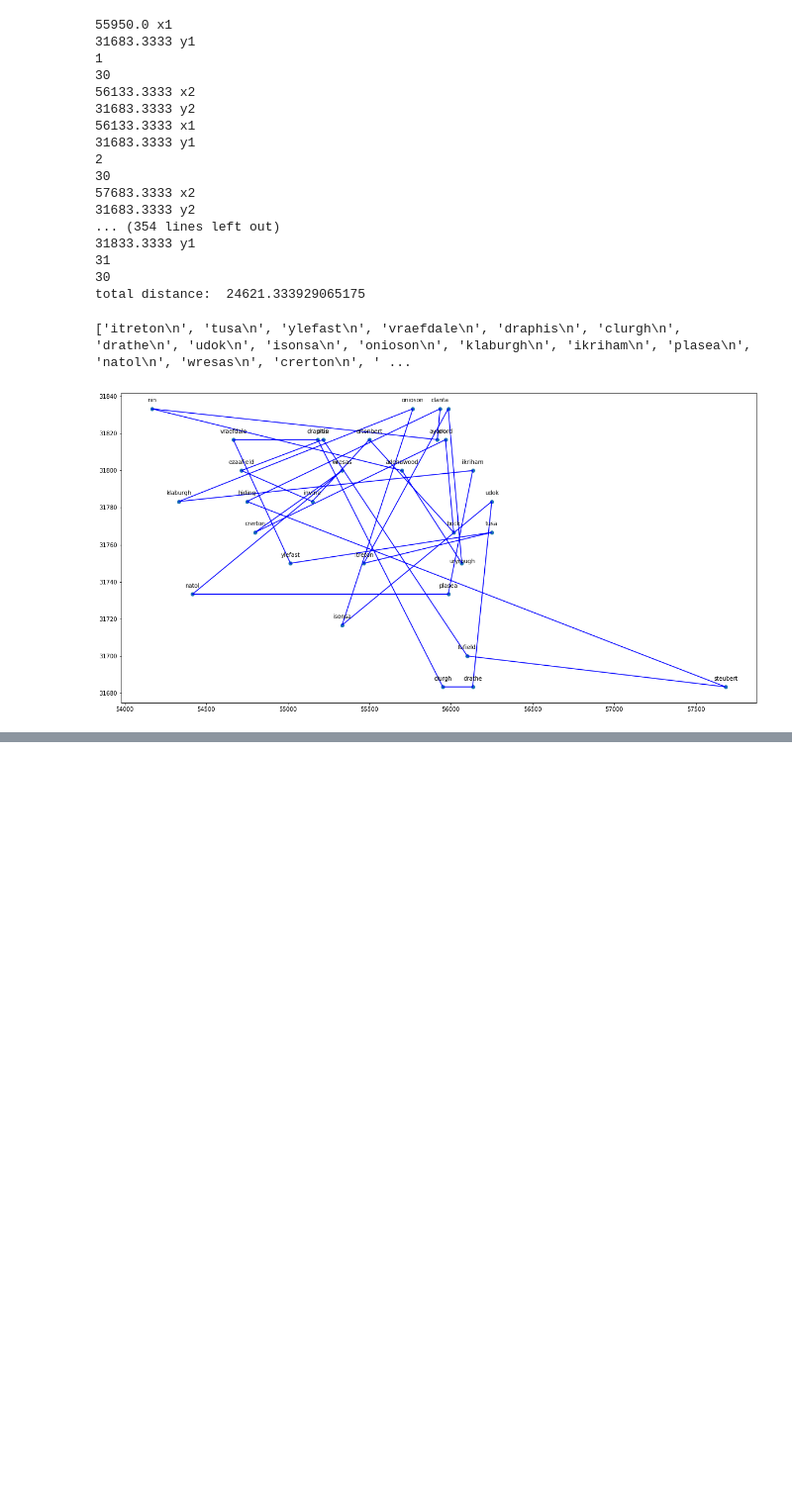
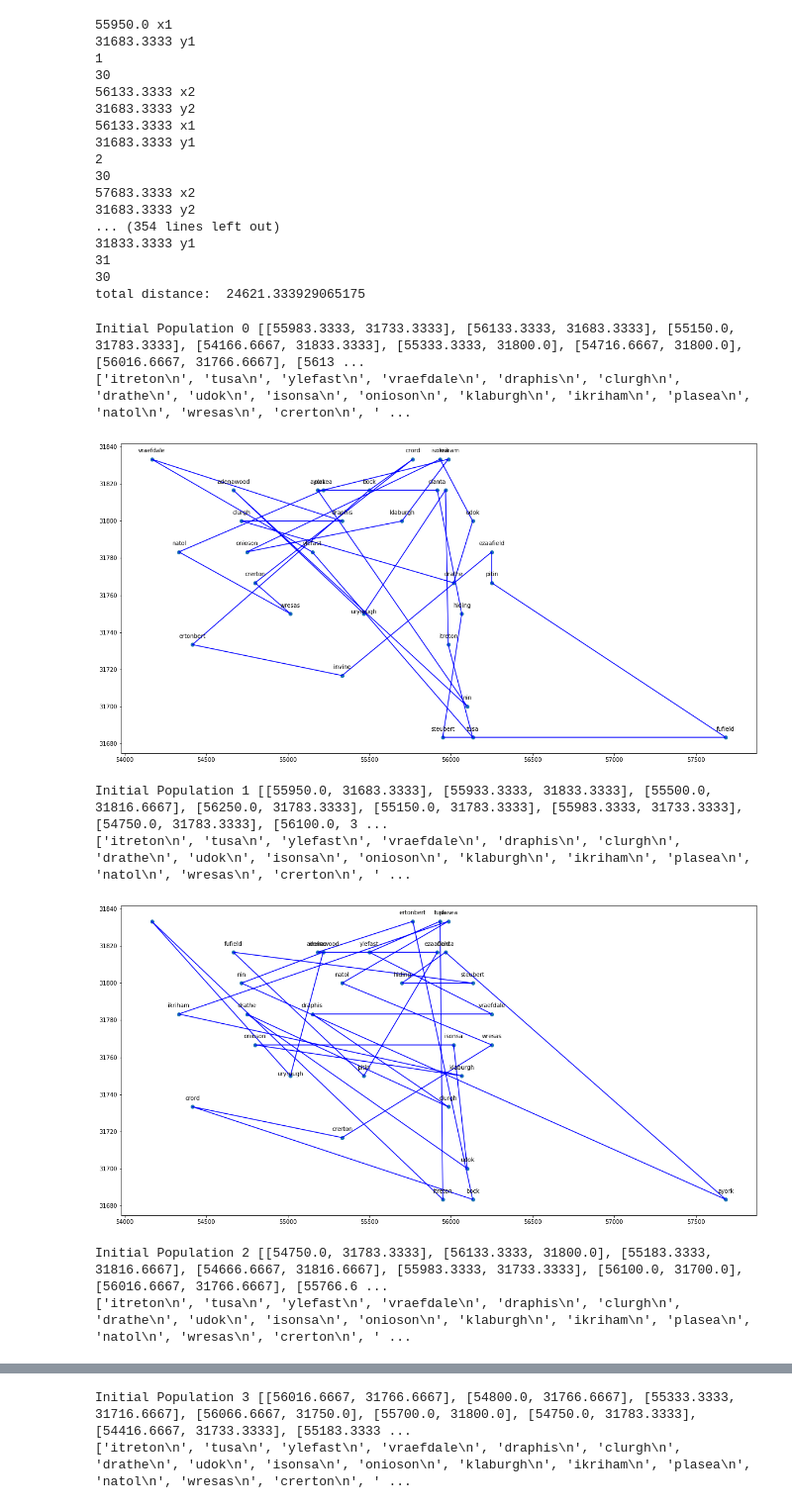
Before and after one commit to CraigCaseyContreras/Artificial-Intelligence, a Jupyter notebook: TRAVELING_SALESMAN/Traveling salesman.ipynb, the cells around one changed output, grey strips where cells are left out. Shown at 99% size. Drawn from its saved outputs; the diff is of its cells as text; code cells hidden in the pictures; blank space fills up the shorter version.

```diff
--- a/TRAVELING_SALESMAN/Traveling salesman.ipynb
+++ b/TRAVELING_SALESMAN/Traveling salesman.ipynb
@@ -73,6 +73,10 @@ def plot_pop(cities):
                     )
     plt.show()
     return
+
+def initialPopulation(cities, populationSize):
+    population = [generatePath(cities) for i in range(0, populationSize)]
+    return population
 # %%
 f = open("TSM.txt", 'r').read().splitlines()
 numCities = f.pop(0)
@@ -86,6 +90,8 @@ tot = total_distance(cities)
 
 print("total distance: ", tot)
 list= generatePath(cities)
+
+population = initialPopulation(cities,10)
 # %% [output]
 55950.0 x1
 31683.3333 y1
@@ -104,8 +110,19 @@ list= generatePath(cities)
 31
 30
 total distance:  24621.333929065175
-# %%
-plot_pop(list)
-# %% [output]
-['itreton\n', 'tusa\n', 'ylefast\n', 'vraefdale\n', 'draphis\n', 'clurgh\n', 'drathe\n', 'udok\n', 'isonsa\n', 'onioson\n', 'klaburgh\n', 'ikriham\n', 'plasea\n', 'natol\n', 'wresas\n', 'crerton\n', ' ...
-[figure, removed]
+# %%
+for idx, pop_plot in enumerate (population):
+    print('Initial Population '+ str(idx),pop_plot)
+    plot_pop(pop_plot)
+
+#for pop_plot in population:
+ #   plot_pop(pop_plot)
+# %% [output]
+Initial Population 0 [[55983.3333, 31733.3333], [56133.3333, 31683.3333], [55150.0, 31783.3333], [54166.6667, 31833.3333], [55333.3333, 31800.0], [54716.6667, 31800.0], [56016.6667, 31766.6667], [5613 ...
+['itreton\n', 'tusa\n', 'ylefast\n', 'vraefdale\n', 'draphis\n', 'clurgh\n', 'drathe\n', 'udok\n', 'isonsa\n', 'onioson\n', 'klaburgh\n', 'ikriham\n', 'plasea\n', 'natol\n', 'wresas\n', 'crerton\n', ' ...
+[figure, added]
+Initial Population 1 [[55950.0, 31683.3333], [55933.3333, 31833.3333], [55500.0, 31816.6667], [56250.0, 31783.3333], [55150.0, 31783.3333], [55983.3333, 31733.3333], [54750.0, 31783.3333], [56100.0, 3 ...
+['itreton\n', 'tusa\n', 'ylefast\n', 'vraefdale\n', 'draphis\n', 'clurgh\n', 'drathe\n', 'udok\n', 'isonsa\n', 'onioson\n', 'klaburgh\n', 'ikriham\n', 'plasea\n', 'natol\n', 'wresas\n', 'crerton\n', ' ...
+[figure, added]
+Initial Population 2 [[54750.0, 31783.3333], [56133.3333, 31800.0], [55183.3333, 31816.6667], [54666.6667, 31816.6667], [55983.3333, 31733.3333], [56100.0, 31700.0], [56016.6667, 31766.6667], [55766.6 ...
+['itreton\n', 'tusa\n', 'ylefast\n', 'vraefdale\n', 'draphis\n', 'clurgh\n', 'drathe\n', 'udok\n', 'isonsa\n', 'onioson\n', 'klaburgh\n', 'ikriham\n', 'plasea\n', 'natol\n', 'wresas\n', 'crerton\n', ' ...
@@ -111,0 +130,2 @@ plot_pop(list)
+Initial Population 3 [[56016.6667, 31766.6667], [54800.0, 31766.6667], [55333.3333, 31716.6667], [56066.6667, 31750.0], [55700.0, 31800.0], [54750.0, 31783.3333], [54416.6667, 31733.3333], [55183.3333 ...
+['itreton\n', 'tusa\n', 'ylefast\n', 'vraefdale\n', 'draphis\n', 'clurgh\n', 'drathe\n', 'udok\n', 'isonsa\n', 'onioson\n', 'klaburgh\n', 'ikriham\n', 'plasea\n', 'natol\n', 'wresas\n', 'crerton\n', ' ...
```
Also changed, not shown: parts of 1 cell of this notebook, 1 other file.
